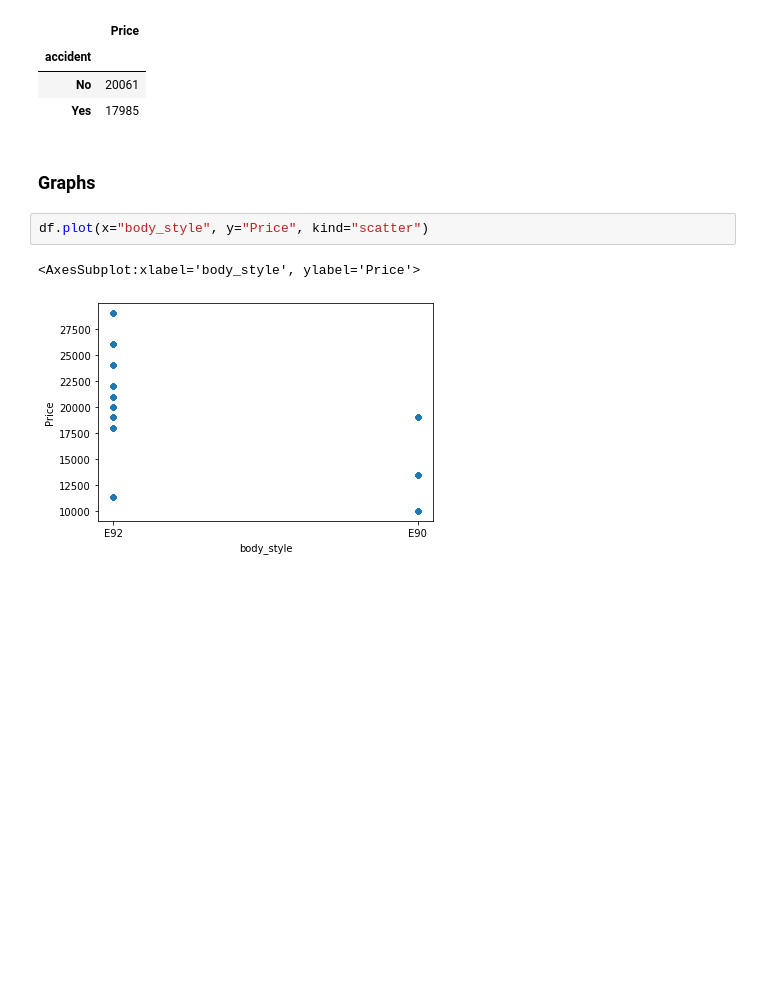
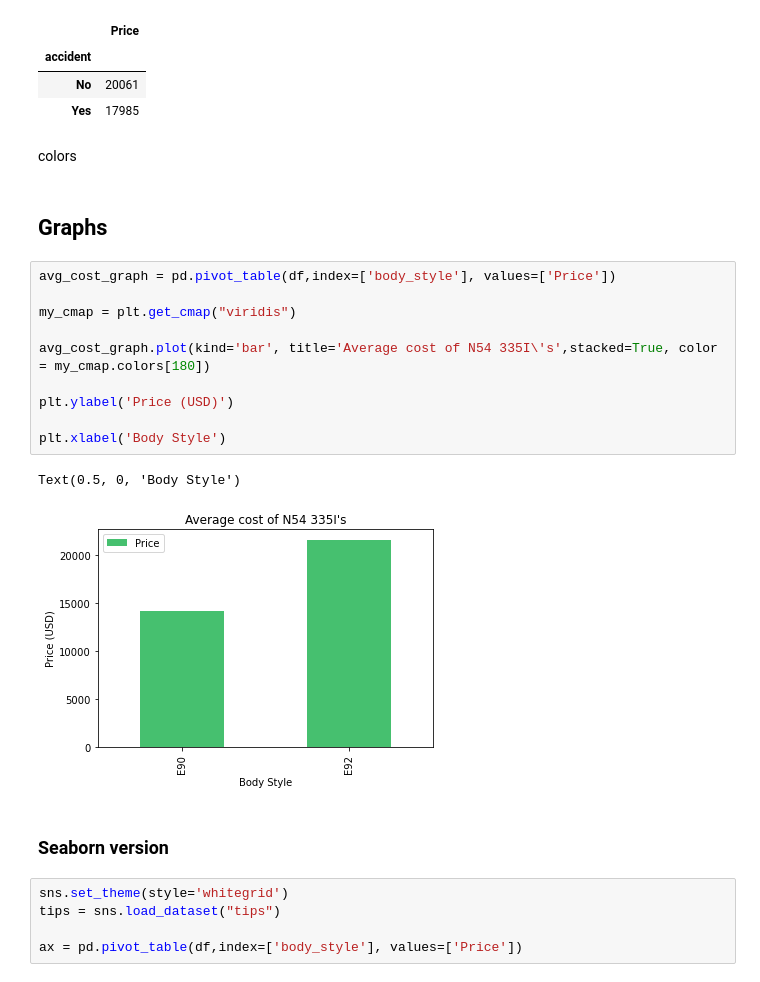
Before and after one commit to MarioRashadHUB/BMW-Price-Analysis, a Jupyter notebook: eda.ipynb, the cells around one changed output. Drawn from its saved outputs; the diff is of its cells as text; blank space fills up the shorter version.

Commit message:
started to work with seaborn

```diff
--- a/eda.ipynb
+++ b/eda.ipynb
@@ -210,9 +208,26 @@ pd.pivot_table(df, index='accident', values=['Price'])
 | No | 20061 |
 | Yes | 17985 |
 # %% [markdown]
-### Graphs
+colors
-# %%
-df.plot(x="body_style", y="Price", kind="scatter")
-# %% [output]
-<AxesSubplot:xlabel='body_style', ylabel='Price'>
-[figure, removed]
+# %% [markdown]
+## Graphs
+# %%
+avg_cost_graph = pd.pivot_table(df,index=['body_style'], values=['Price'])
+
+my_cmap = plt.get_cmap("viridis")
+
+avg_cost_graph.plot(kind='bar', title='Average cost of N54 335I\'s',stacked=True, color = my_cmap.colors[180])
+
+plt.ylabel('Price (USD)')
+
+plt.xlabel('Body Style')
+# %% [output]
+Text(0.5, 0, 'Body Style')
+[figure, added]
+# %% [markdown]
+### Seaborn version
+# %%
+sns.set_theme(style='whitegrid')
+tips = sns.load_dataset("tips")
+
+ax = pd.pivot_table(df,index=['body_style'], values=['Price'])
```
Also changed, not shown: parts of 2 cells of this notebook.
